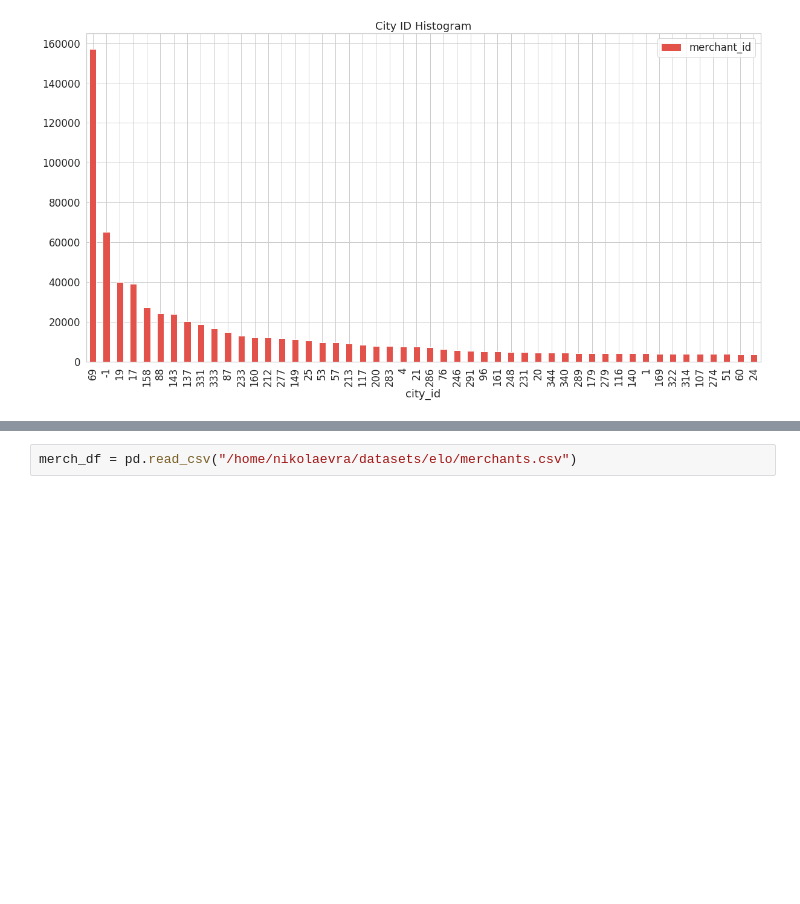
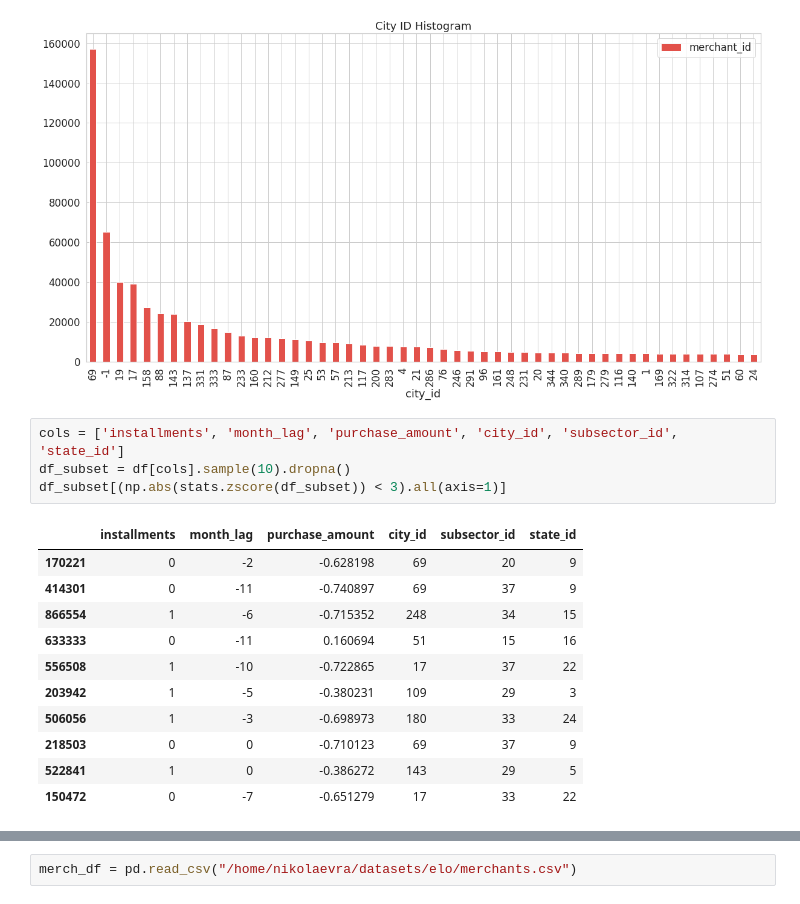
Before and after one commit to nikolaevra/bu425-large-data-cluster-force, a Jupyter notebook: exploratory/initial_exploration_w_distrobutions.ipynb, the cells around one changed output, grey strips where cells are left out. Cells and saved outputs as stored; diff of their text form; blank space fills up the shorter version.

```diff
--- a/exploratory/initial_exploration_w_distrobutions.ipynb
+++ b/exploratory/initial_exploration_w_distrobutions.ipynb
@@ -30,6 +32,22 @@ fig = ax.get_figure()
 fig.savefig('../diagrams/city_id_histogram.png')
 # %% [output]
 [figure]
+# %%
+cols = ['installments', 'month_lag', 'purchase_amount', 'city_id', 'subsector_id', 'state_id']
+df_subset = df[cols].sample(10).dropna()
+df_subset[(np.abs(stats.zscore(df_subset)) < 3).all(axis=1)]
+# %% [output]
+|  | installments | month_lag | purchase_amount | city_id | subsector_id | state_id |
+| 170221 | 0 | -2 | -0.628198 | 69 | 20 | 9 |
+| 414301 | 0 | -11 | -0.740897 | 69 | 37 | 9 |
+| 866554 | 1 | -6 | -0.715352 | 248 | 34 | 15 |
+| 633333 | 0 | -11 | 0.160694 | 51 | 15 | 16 |
+| 556508 | 1 | -10 | -0.722865 | 17 | 37 | 22 |
+| 203942 | 1 | -5 | -0.380231 | 109 | 29 | 3 |
+| 506056 | 1 | -3 | -0.698973 | 180 | 33 | 24 |
+| 218503 | 0 | 0 | -0.710123 | 69 | 37 | 9 |
+| 522841 | 1 | 0 | -0.386272 | 143 | 29 | 5 |
+| 150472 | 0 | -7 | -0.651279 | 17 | 33 | 22 |
 # %%
 cols = ['installments', 'month_lag', 'purchase_amount', 'city_id', 'subsector_id', 'state_id']
 fig, axes = plt.subplots(nrows=1, ncols=len(cols), figsize=(40,5))
```
Also changed, not shown: parts of 4 cells of this notebook, 2 other files.
